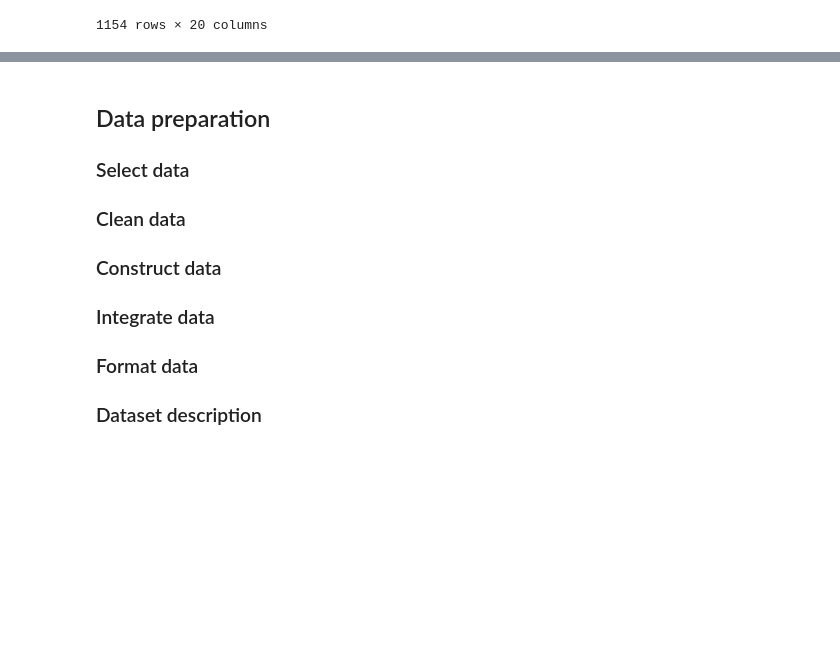
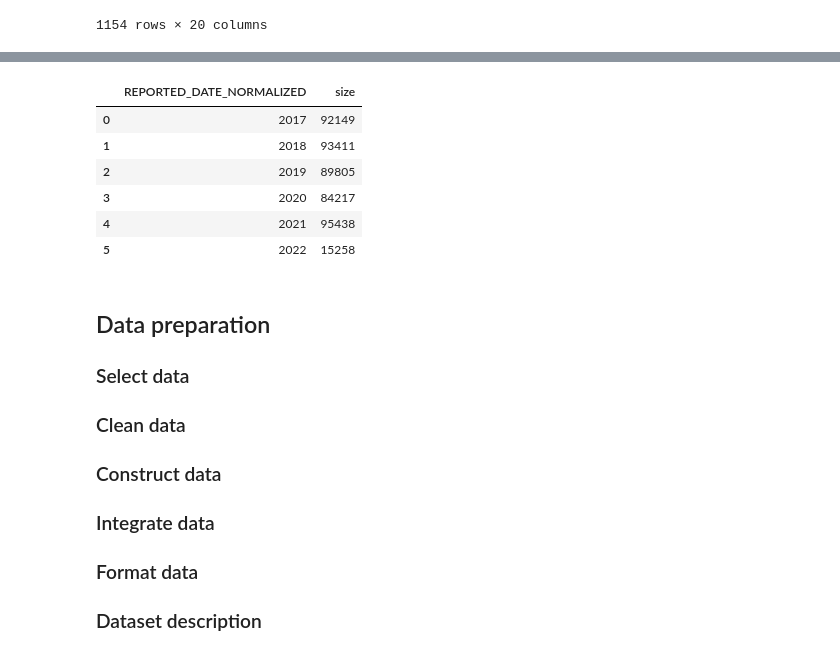
Before and after one commit to KolmschateS/poc-crime, a Jupyter notebook: labour-day-analyse.ipynb, the cells around one changed output, grey strips where cells are left out. Saved outputs shown, nothing was run; the diff lists cells and outputs as text; code cells hidden in the pictures; blank space fills up the shorter version.

```diff
--- a/labour-day-analyse.ipynb
+++ b/labour-day-analyse.ipynb
@@ -53,16 +56,17 @@ offense_df = pd.read_csv(offense_file_path)
 # %%
 # DataFrame met alle labourday data
-labourday_crime_df = crime_df.copy()
 labourday_offense_df = pd.read_csv(offense_file_path)
 
 # Van datum kolommen het DateTime format van maken om bepaalde datums te kunnen selecteren
-labourday_crime_df["FIRST_OCCURRENCE_DATE"] = pd.to_datetime(labourday_crime_df["FIRST_OCCURRENCE_DATE"])
-labourday_crime_df["LAST_OCCURRENCE_DATE"] = pd.to_datetime(labourday_crime_df["LAST_OCCURRENCE_DATE"])
-labourday_crime_df["REPORTED_DATE"] = pd.to_datetime(labourday_crime_df["REPORTED_DATE"])
+crime_df["FIRST_OCCURRENCE_DATE"] = pd.to_datetime(crime_df["FIRST_OCCURRENCE_DATE"])
+crime_df["LAST_OCCURRENCE_DATE"] = pd.to_datetime(crime_df["LAST_OCCURRENCE_DATE"])
+crime_df["REPORTED_DATE"] = pd.to_datetime(crime_df["REPORTED_DATE"])
 
 # Adds a normalized reported date, the reported date gets converted to a date only, to be able to merge the mondays
-labourday_crime_df["REPORTED_DATE_NORMALIZED"] = pd.to_datetime(labourday_crime_df["REPORTED_DATE"]).dt.normalize()
+crime_df["REPORTED_DATE_NORMALIZED"] = pd.to_datetime(crime_df["REPORTED_DATE"]).dt.normalize()
 
+
+labourday_crime_df = crime_df.copy()
 labourday_crime_df.head()
 # %% [output]
 |  | incident_id | offense_id | OFFENSE_CODE | OFFENSE_CODE_EXTENSION | OFFENSE_TYPE_ID | OFFENSE_CATEGORY_ID | ... |
@@ -145,3 +202,14 @@ labourday_crime_df.sort_values("REPORTED_DATE_NORMALIZED")
+# %%
+j1_crime_count = crime_df.groupby(crime_df["REPORTED_DATE_NORMALIZED"].dt.year, as_index=False).size()
+j1_crime_count
+# %% [output]
+|  | REPORTED_DATE_NORMALIZED | size |
+| 0 | 2017 | 92149 |
+| 1 | 2018 | 93411 |
+| 2 | 2019 | 89805 |
+| 3 | 2020 | 84217 |
+| 4 | 2021 | 95438 |
+| 5 | 2022 | 15258 |
 # %% [markdown]
 ## Data preparation
 
```
Also changed, not shown: parts of 18 cells of this notebook.
